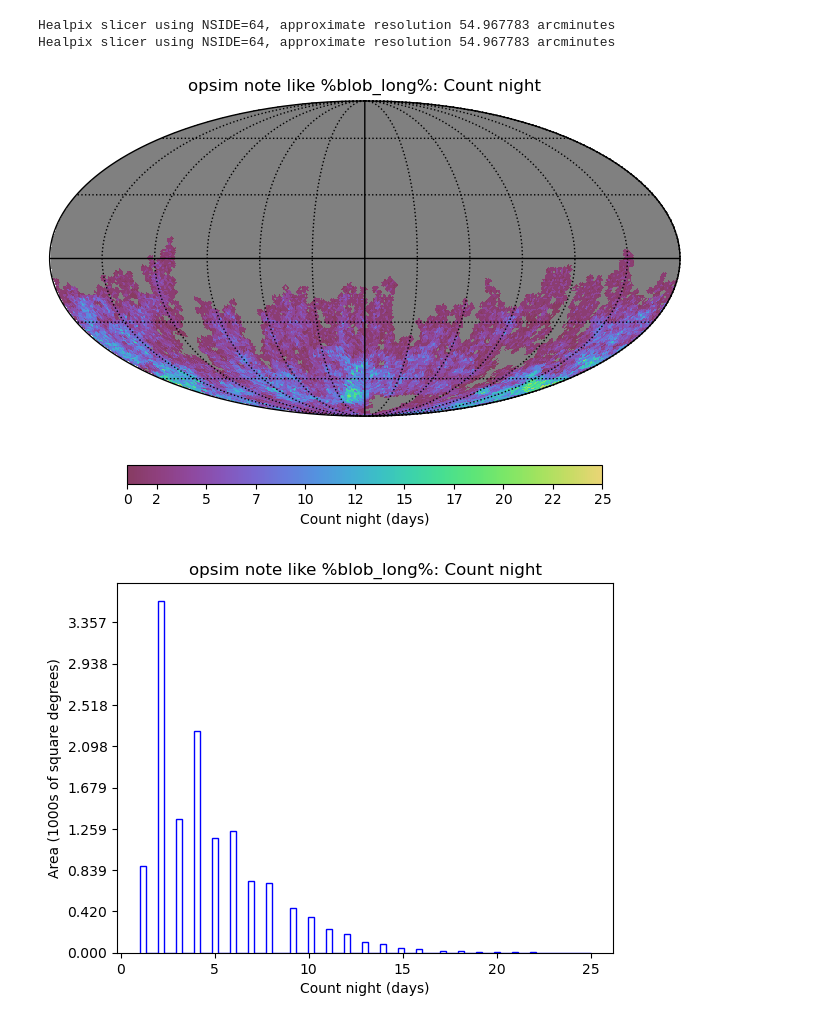
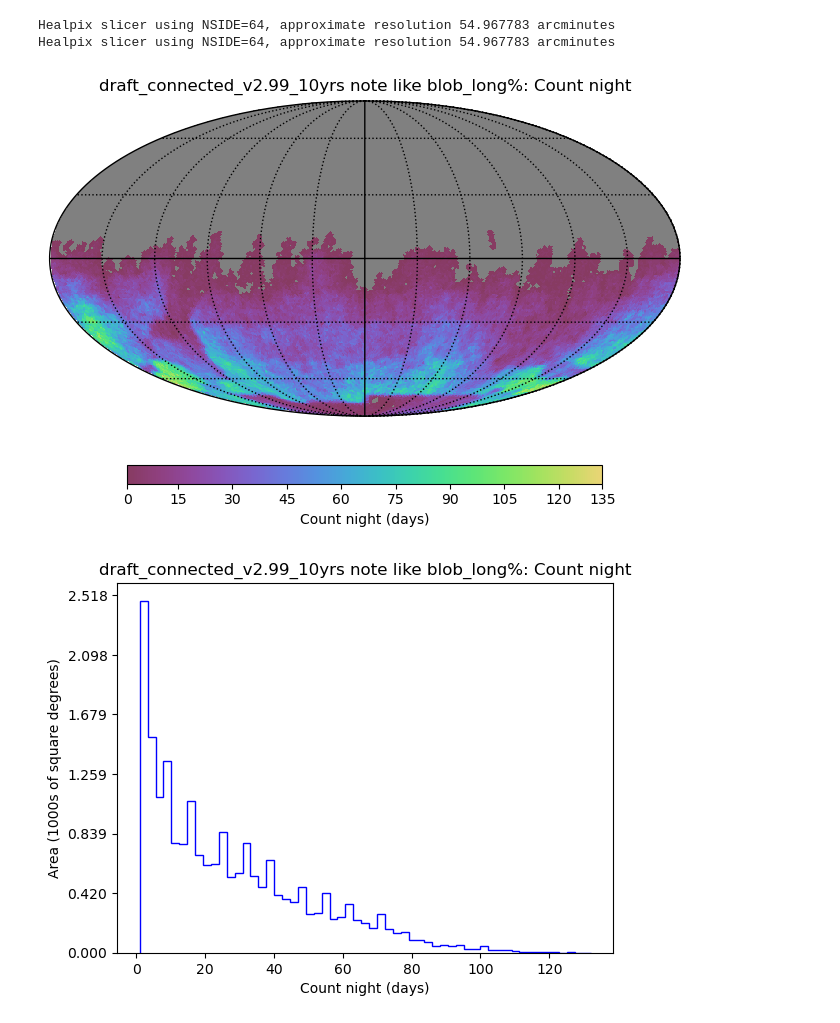
Before and after one commit to lsst-sims/-sims_featureScheduler_runs3.0, a Jupyter notebook: draft/long_gap_locations.ipynb, the cells around one changed output. Drawn from its saved outputs; the diff is of its cells as text; code cells hidden in the pictures.

```diff
--- a/draft/long_gap_locations.ipynb
+++ b/draft/long_gap_locations.ipynb
@@ -8,13 +8,13 @@ from scipy.stats import binned_statistic
 import rubin_sim.maf as maf
 # %%
 bundleList = []
-
+run_name = 'draft_connected_v2.99_10yrs'
 
 notes = ['long', 'blob_long']
 for note in notes:
     nside=64
     metric = maf.CountMetric(col='night')
-    sql = 'note like "' + "%" + note + '%"'
+    sql = 'note like "' + note + '%"'
 
     slicer = maf.HealpixSlicer(
             nside=nside,
@@ -23,16 +23,16 @@ for note in notes:
     bundle = maf.MetricBundle(
                 metric,
                 slicer,
-                sql
+                sql, runName=run_name
             )
     bundleList.append(bundle)
 # %% [output]
 Healpix slicer using NSIDE=64, approximate resolution 54.967783 arcminutes
 Healpix slicer using NSIDE=64, approximate resolution 54.967783 arcminutes
 # %%
-bg = maf.MetricBundleGroup(bundleList, 'draft_connected_v2.99_1yrs.db', 'temp', None)
+bg = maf.MetricBundleGroup(bundleList, 'draft_connected_v2.99_10yrs.db', 'temp', None)
 bg.runAll()
 bg.plotAll(closefigs=False)
 # %% [output]
-[figure, old version]
+[figure, new version]
-[figure, old version]
+[figure, new version]
```
Also changed, not shown: parts of 2 cells of this notebook, 6 other files.
